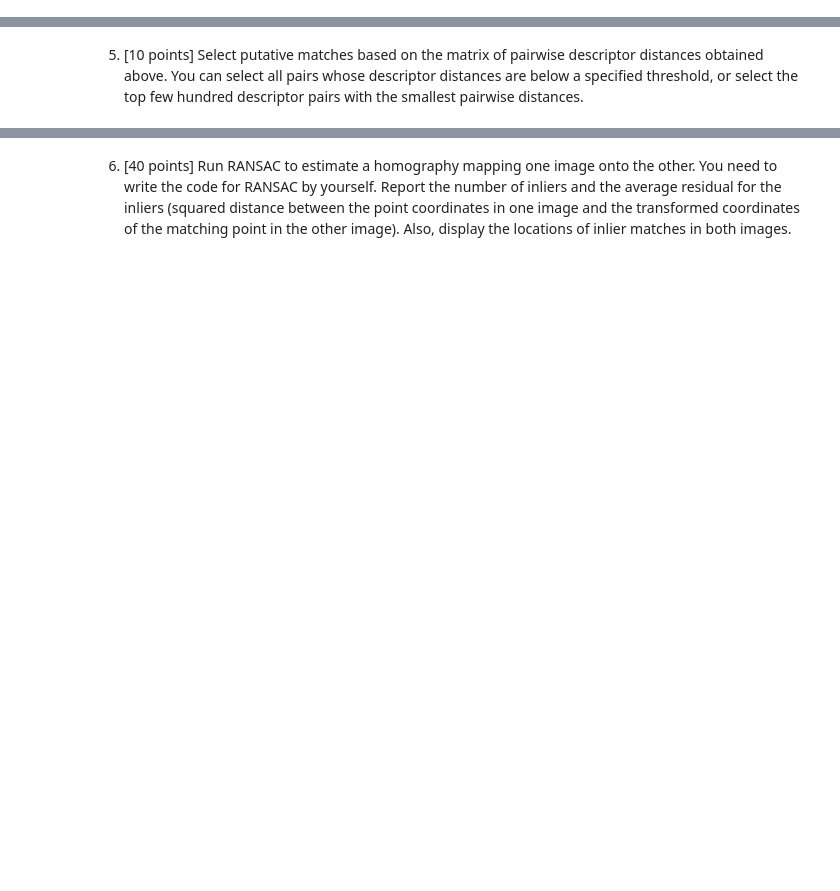
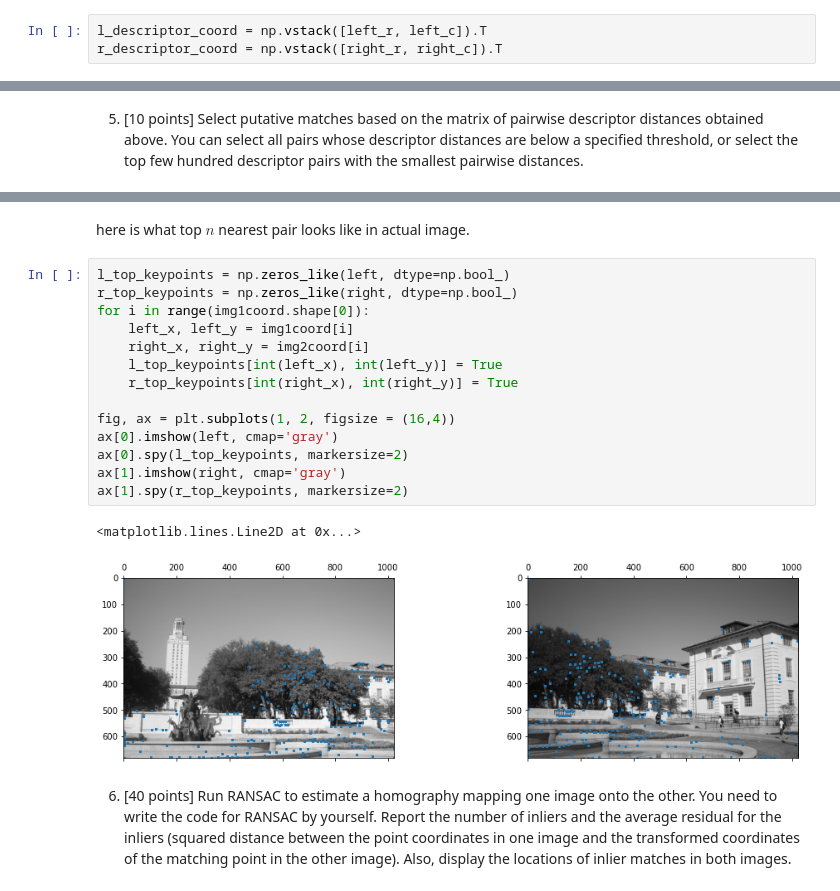
Before and after one commit to EYH0602/CV_HW2, a Jupyter notebook: hw2.ipynb, the cells around one changed output, grey strips where cells are left out. Drawn from its saved outputs; the diff is of its cells as text; blank space fills up the shorter version.

```diff
--- a/hw2.ipynb
+++ b/hw2.ipynb
@@ -54,3 +58,6 @@ ax[1].spy(right_corners, markersize=2)
+# %%
+l_descriptor_coord = np.vstack([left_r, left_c]).T
+r_descriptor_coord = np.vstack([right_r, right_c]).T
 # %% [markdown]
 3. [10 points] Extract local neighborhoods around every keypoint in both images, and form descriptors simply by "flattening" the pixel values in each neighborhood to one-dimensional vectors. Experiment with different neighborhood sizes to see which one works the best.
 # %%
@@ -94,3 +113,22 @@ descriptor_pairs.shape
+# %% [markdown]
+here is what top $n$ nearest pair looks like in actual image.
+# %%
+l_top_keypoints = np.zeros_like(left, dtype=np.bool_)
+r_top_keypoints = np.zeros_like(right, dtype=np.bool_)
+for i in range(img1coord.shape[0]):
+    left_x, left_y = img1coord[i]
+    right_x, right_y = img2coord[i]
+    l_top_keypoints[int(left_x), int(left_y)] = True
+    r_top_keypoints[int(right_x), int(right_y)] = True
+
+fig, ax = plt.subplots(1, 2, figsize = (16,4))
+ax[0].imshow(left, cmap='gray')
+ax[0].spy(l_top_keypoints, markersize=2)
+ax[1].imshow(right, cmap='gray')
+ax[1].spy(r_top_keypoints, markersize=2)
+# %% [output]
+<matplotlib.lines.Line2D at 0x...>
+[figure, added]
 # %% [markdown]
 6. [40 points] Run RANSAC to estimate a homography mapping one image onto the other. You need to write the code for RANSAC by yourself. Report the number of inliers and the average residual for the inliers (squared distance between the point coordinates in one image and the transformed coordinates of the matching point in the other image). Also, display the locations of inlier matches in both images.
 # %%
```
Also changed, not shown: parts of 14 cells of this notebook, 1 other file.
